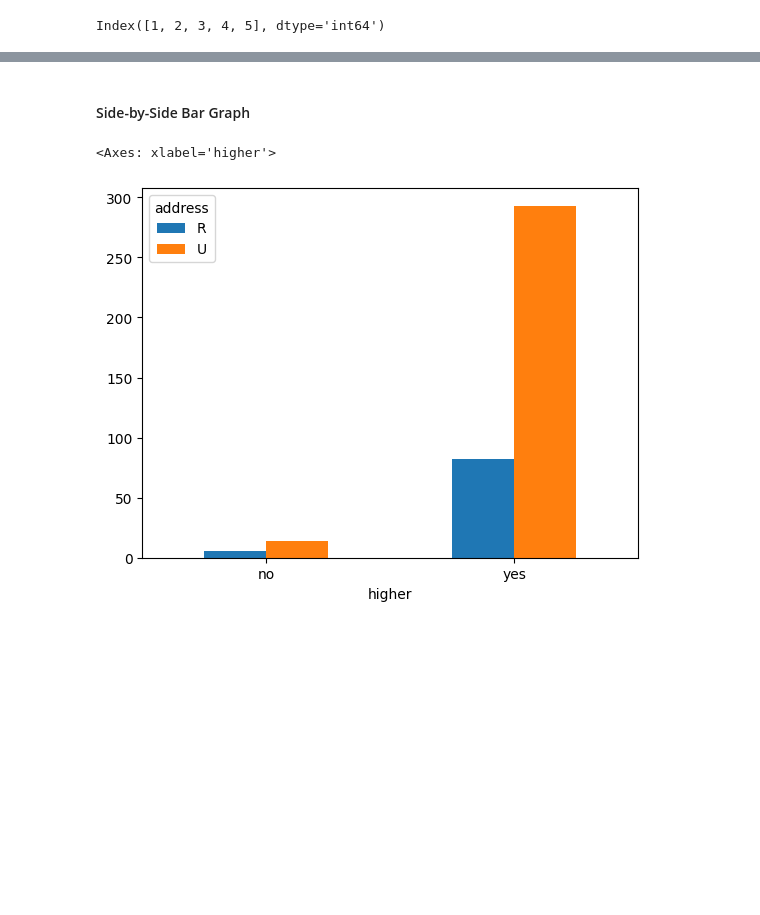
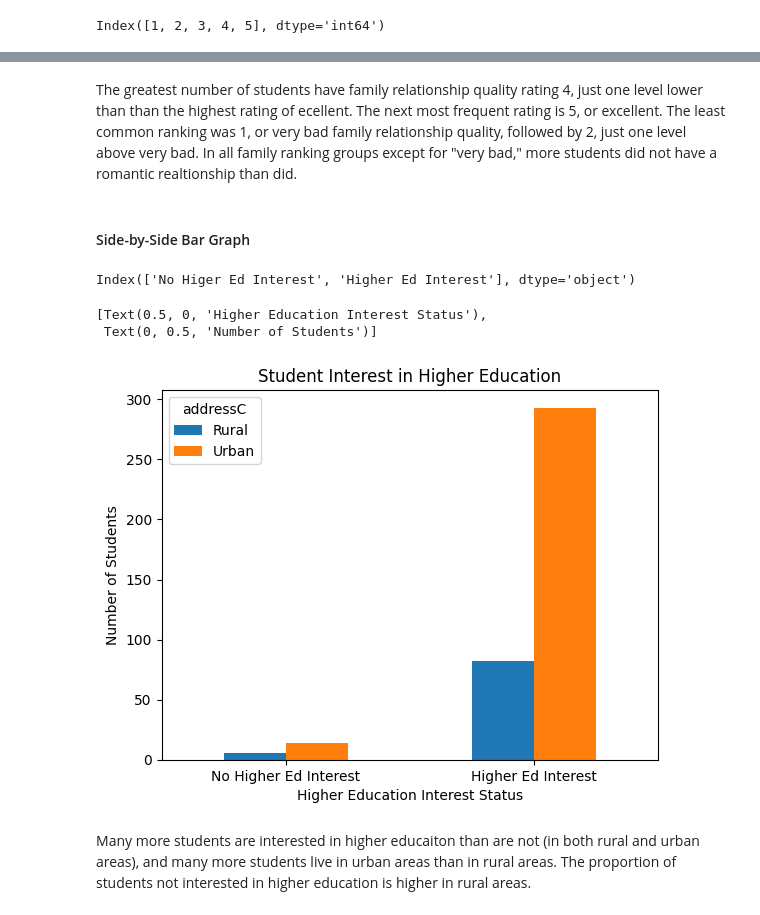
Before and after one commit to lytyler/ST554_Homework4, a Jupyter notebook: Homework4.ipynb, the cells around one changed output, grey strips where cells are left out. Cells and saved outputs as stored; diff of their text form; code cells hidden in the pictures; blank space fills up the shorter version.

```diff
--- a/Homework4.ipynb
+++ b/Homework4.ipynb
@@ -259,8 +261,25 @@ table1.plot.bar(stacked = True, rot = 0,
+# %% [markdown]
+The greatest number of students have family relationship quality rating 4, just one level lower than than the highest rating of ecellent. The next most frequent rating is 5, or excellent. The least common ranking was 1, or very bad family relationship quality, followed by 2, just one level above very bad. In all family ranking groups except for "very bad," more students did not have a romantic realtionship than did.
 # %% [markdown]
 #### Side-by-Side Bar Graph
+# %%
+student_data.higherC.cat.categories
+# %% [output]
+Index(['No Higer Ed Interest', 'Higher Ed Interest'], dtype='object')
+# %%
+#add category variable types for address and higher columns
+student_data["addressC"] = student_data.address.astype("category")
+student_data["addressC"] = student_data.addressC.cat.rename_categories(["Rural", "Urban"])
+student_data["higherC"] = student_data.higher.astype("category")
+student_data["higherC"] = student_data.higherC.cat.rename_categories(["No Higher Ed Interest", "Higher Ed Interest"])
 # %%
-table2 = pd.crosstab(student_data.higher, student_data.address)
-table2.plot.bar(rot = 0)
+table2 = pd.crosstab(student_data.higherC, student_data.addressC)
+table2.plot.bar(rot = 0, title = "Student Interest in Higher Education") \
+    .set(xlabel = "Higher Education Interest Status",
+         ylabel = "Number of Students")
 # %% [output]
-<Axes: xlabel='higher'>
+[Text(0.5, 0, 'Higher Education Interest Status'),
+ Text(0, 0.5, 'Number of Students')]
-[figure, old version]
+[figure, new version]
+# %% [markdown]
+Many more students are interested in higher educaiton than are not (in both rural and urban areas), and many more students live in urban areas than in rural areas. The proportion of students not interested in higher education is higher in rural areas.
```
Also changed, not shown: parts of 2 cells of this notebook.
